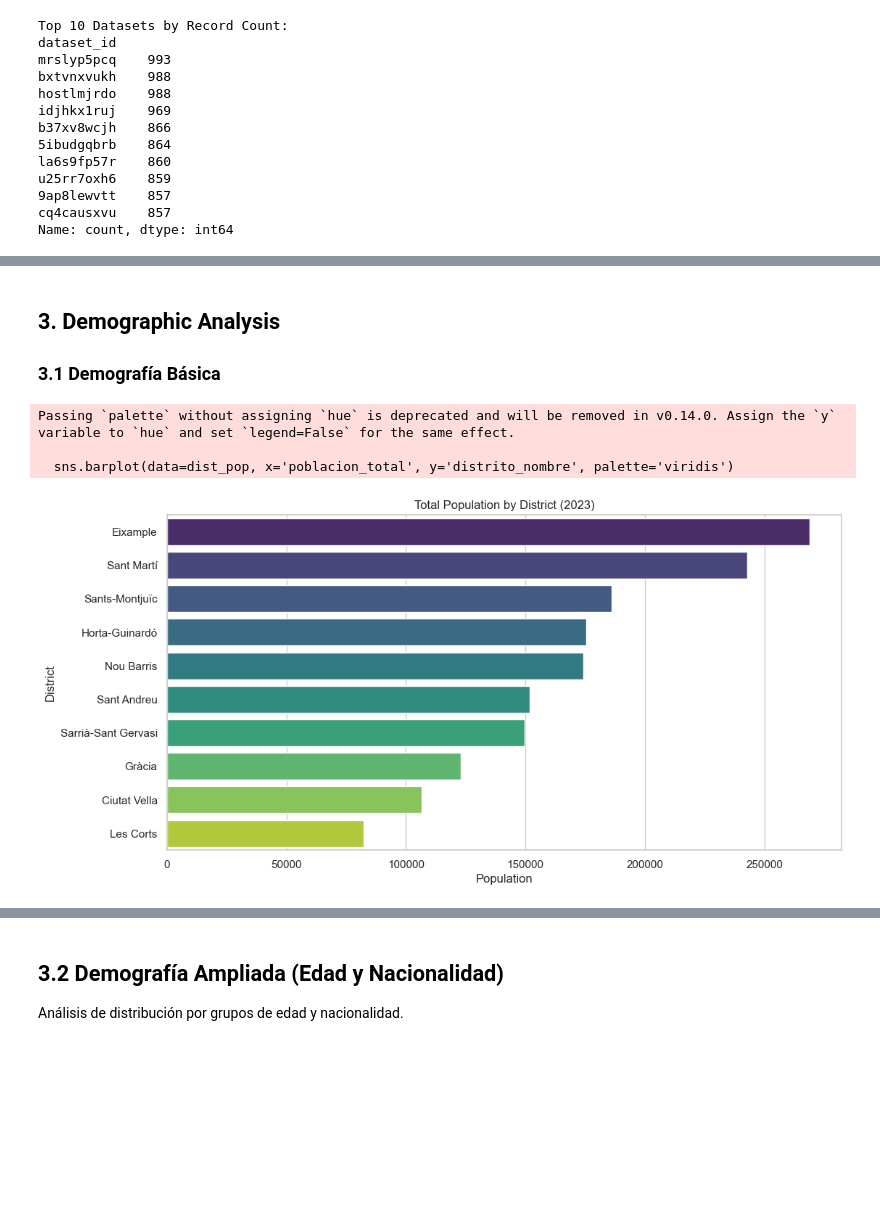
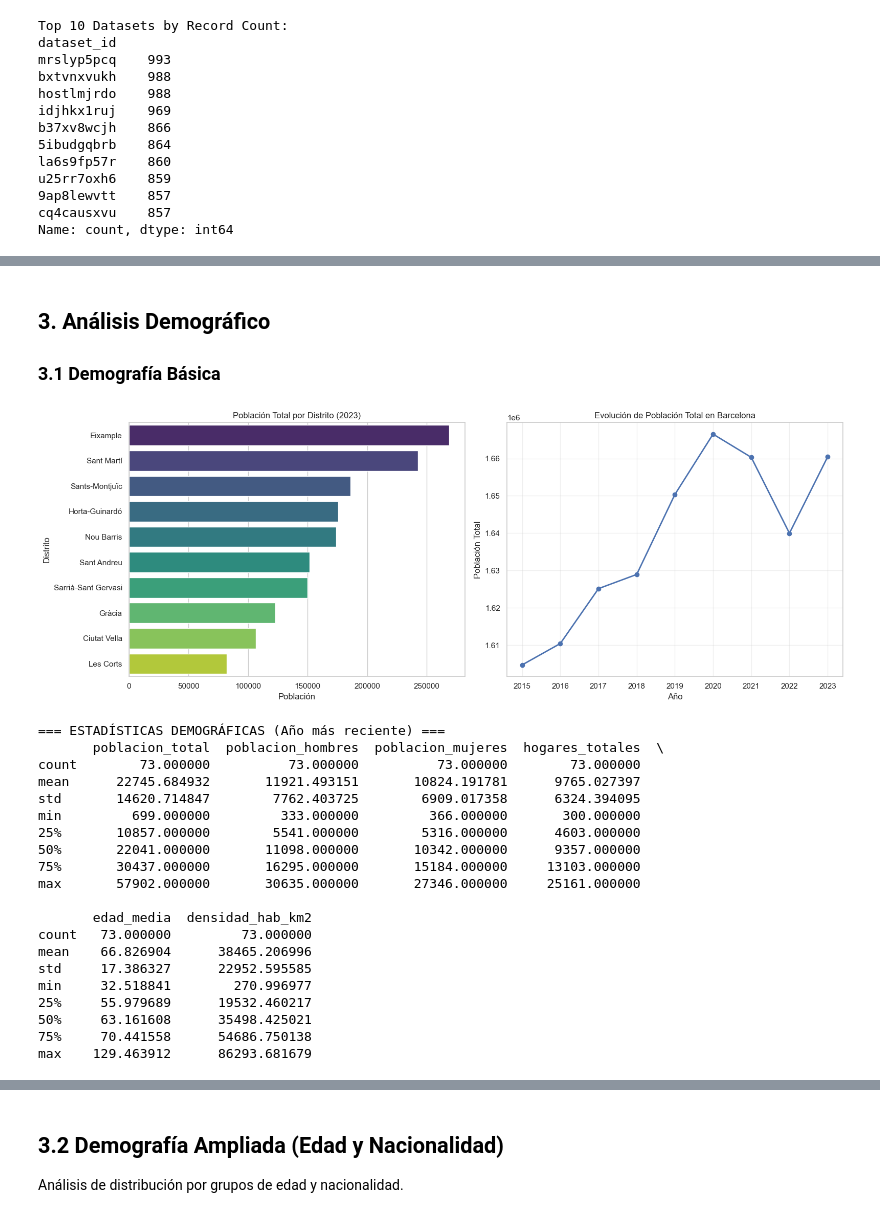
Before and after one commit to prototyp33/barcelona-housing-demographics-analyzer, a Jupyter notebook: notebooks/01-eda-initial.ipynb, the cells around one changed output, grey strips where cells are left out. Cells and saved outputs as stored; diff of their text form; code cells hidden in the pictures; blank space fills up the shorter version.

```diff
--- a/notebooks/01-eda-initial.ipynb
+++ b/notebooks/01-eda-initial.ipynb
@@ -244,5 +269,5 @@ plt.show()
 # %% [markdown]
-## 3. Demographic Analysis
+## 3. Análisis Demográfico
 
 ### 3.1 Demografía Básica
 # %%
@@ -251,38 +276,55 @@ latest_year = df_demo['anio'].max()
 df_demo_latest = df_demo[df_demo['anio'] == latest_year].merge(
     df_barrios[['barrio_id', 'barrio_nombre', 'distrito_nombre']],
     on='barrio_id'
 )
 
 dist_pop = df_demo_latest.groupby('distrito_nombre')['poblacion_total'].sum().sort_values(ascending=False).reset_index()
 
 fig, axes = plt.subplots(1, 2, figsize=(16, 6))
 
 # Población por distrito
-sns.barplot(data=dist_pop, x='poblacion_total', y='distrito_nombre', ax=axes[0], palette='viridis')
+sns.barplot(data=dist_pop, x='poblacion_total', y='distrito_nombre', hue='distrito_nombre', legend=False, ax=axes[0], palette='viridis')
 axes[0].set_title(f'Población Total por Distrito ({latest_year})')
 axes[0].set_xlabel('Población')
 axes[0].set_ylabel('Distrito')
 
 # Evolución temporal de población total
 poblacion_temporal = df_demo.groupby('anio')['poblacion_total'].sum().reset_index()
 axes[1].plot(poblacion_temporal['anio'], poblacion_temporal['poblacion_total'], marker='o', linewidth=2)
 axes[1].set_title('Evolución de Población Total en Barcelona')
 axes[1].set_xlabel('Año')
 axes[1].set_ylabel('Población Total')
 axes[1].grid(True, alpha=0.3)
 
 plt.tight_layout()
 plt.show()
 
 # Estadísticas demográficas
 print("=== ESTADÍSTICAS DEMOGRÁFICAS (Año más reciente) ===")
 print(df_demo_latest[['poblacion_total', 'poblacion_hombres', 'poblacion_mujeres',
                        'hogares_totales', 'edad_media', 'densidad_hab_km2']].describe())
 # %% [output]
+[figure, new version]
-Passing `palette` without assigning `hue` is deprecated and will be removed in v0.14.0. Assign the `y` variable to `hue` and set `legend=False` for the same effect.
+=== ESTADÍSTICAS DEMOGRÁFICAS (Año más reciente) ===
+       poblacion_total  poblacion_hombres  poblacion_mujeres  hogares_totales  \
+count        73.000000          73.000000          73.000000        73.000000
+mean      22745.684932       11921.493151       10824.191781      9765.027397
+std       14620.714847        7762.403725        6909.017358      6324.394095
+min         699.000000         333.000000         366.000000       300.000000
+25%       10857.000000        5541.000000        5316.000000      4603.000000
+50%       22041.000000       11098.000000       10342.000000      9357.000000
+75%       30437.000000       16295.000000       15184.000000     13103.000000
+max       57902.000000       30635.000000       27346.000000     25161.000000
 
-  sns.barplot(data=dist_pop, x='poblacion_total', y='distrito_nombre', palette='viridis')
+       edad_media  densidad_hab_km2
+count   73.000000         73.000000
+mean    66.826904      38465.206996
+std     17.386327      22952.595585
+min     32.518841        270.996977
+25%     55.979689      19532.460217
+50%     63.161608      35498.425021
+75%     70.441558      54686.750138
+max    129.463912      86293.681679
-[figure, old version]
 # %%
 # Análisis de demografía ampliada
 if not df_demo_amp.empty and 'grupo_edad' in df_demo_amp.columns:
```
Also changed, not shown: parts of 17 cells of this notebook, 25 other files.
